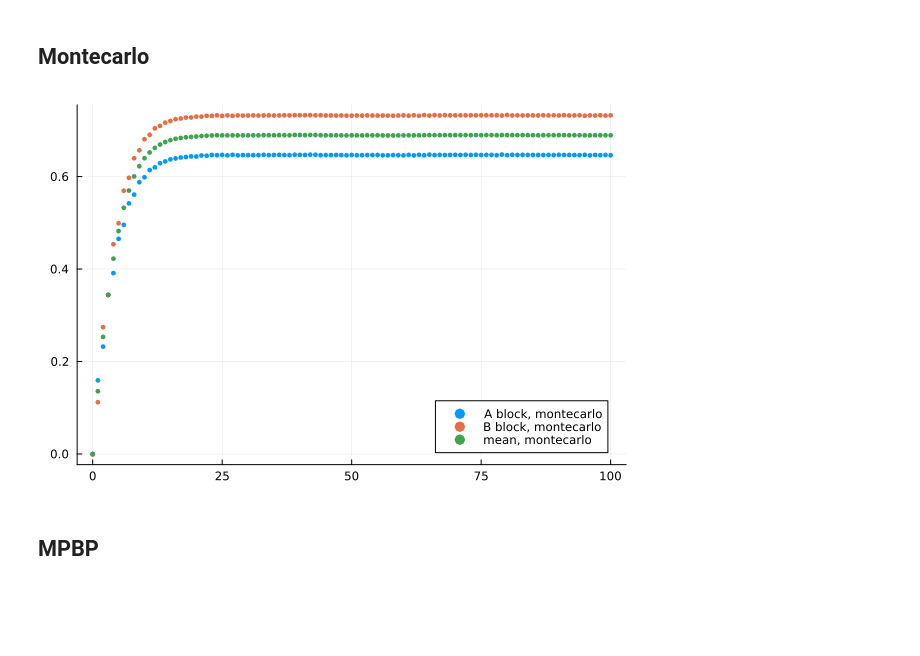
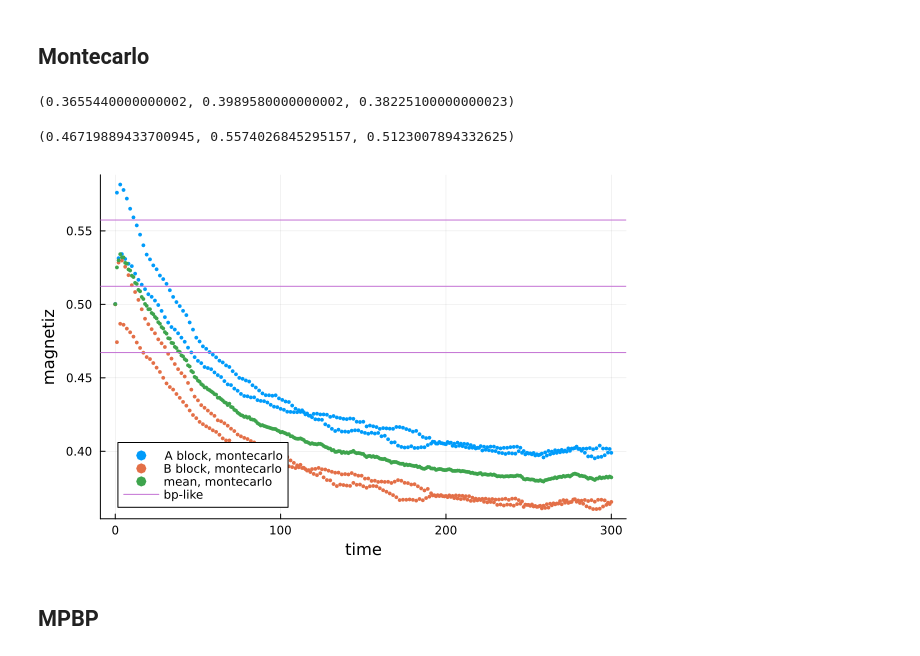
Before and after one commit to stecrotti/EternalDynamicCavity, a Jupyter notebook: experiments/bipartite/glauber_asymmetric_bipartite.ipynb, the cells around one changed output. Cells and saved outputs as stored; diff of their text form; code cells hidden in the pictures; blank space fills up the shorter version.

```diff
--- a/experiments/bipartite/glauber_asymmetric_bipartite.ipynb
+++ b/experiments/bipartite/glauber_asymmetric_bipartite.ipynb
@@ -10,9 +12,9 @@ kA = 3
 kB = kA
 
 β = 1.0
-JA = 0.3
-JB = 0.6
-h = 0.2;
+JA = 0.75
+JB = 0.45
+h = 0.0;
 # %%
 n = nA + nB
 include("random_bipartite_regular.jl")
@@ -22,11 +24,11 @@ g = IndexedBiDiGraph(adjacency_matrix(gg));
 # %% [markdown]
 ## Montecarlo
 # %%
-T = 100
+T = 300
 w = map(vertices(g)) do i
     fill(HomogeneousGlauberFactor(i ≤ nA ? JA : JB, h, β), T+1)
 end
-m⁰ = 0.0
+m⁰ = 0.5
 ϕ = fill([ t == 0 ? [(1+m⁰)/2, (1-m⁰)/2] : ones(2) for t in 0:T], n)
 
 bp = mpbp(g, w, fill(2, n), T; ϕ)
@@ -37,13 +39,30 @@ sample!(sms, 5*10^2);
 spin(x, i) = 3-2x
 spin(x) = spin(x, 0)
 m_mc = [[mss.val for mss in ms] for ms in means(spin, sms)];
+# %%
+mean(m_mc[nA+1:end])[end], mean(m_mc[1:nA])[end], mean(m_mc)[end]
+# %% [output]
+(0.3655440000000002, 0.3989580000000002, 0.38225100000000023)
+# %%
+uA, uB = 2.0, 2.0
+bpu(u, J, k=3) = atanh(tanh(J)*tanh((k-1)*u))
+f_bp(u1, u2) = bpu(u2, JB), bpu(u1, JA)
+m_(u, k=3) = tanh(k*u)
+for _ in 1:201
+    uA, uB = f_bp(uA, uB)
+end
+m_(uA), m_(uB), 0.5 * (m_(uA) + m_(uB))
+# %% [output]
+(0.46719889433700945, 0.5574026845295157, 0.5123007894332625)
 # %%
-pl_mc = plot()
-scatter!(0:T, mean(m_mc[1:nA]), label="A block, montecarlo"; m=:o, ms=2.5, msc=:auto)
-scatter!(0:T, mean(m_mc[nA+1:end]), label="B block, montecarlo"; m=:o, ms=2.5, msc=:auto)
-scatter!(0:T, mean(m_mc), label="mean, montecarlo"; m=:o, ms=2.5, msc=:auto)
+pl_mc = plot(; xlabel="time", ylabel="magnetiz")
+markersize = 2
+scatter!(0:T, mean(m_mc[1:nA]), label="A block, montecarlo"; m=:o, markersize, msc=:auto)
+scatter!(0:T, mean(m_mc[nA+1:end]), label="B block, montecarlo"; m=:o, markersize, msc=:auto)
+scatter!(0:T, mean(m_mc), label="mean, montecarlo"; m=:o, markersize, msc=:auto)
+hline!([m_(uA), m_(uB), 0.5 * (m_(uA) + m_(uB))], label="bp-like")
 # %% [output]
-[figure, old version]
+[figure, new version]
 # %% [markdown]
 ## MPBP
 # %%
```
Also changed, not shown: parts of 22 cells of this notebook, 3 other files.
